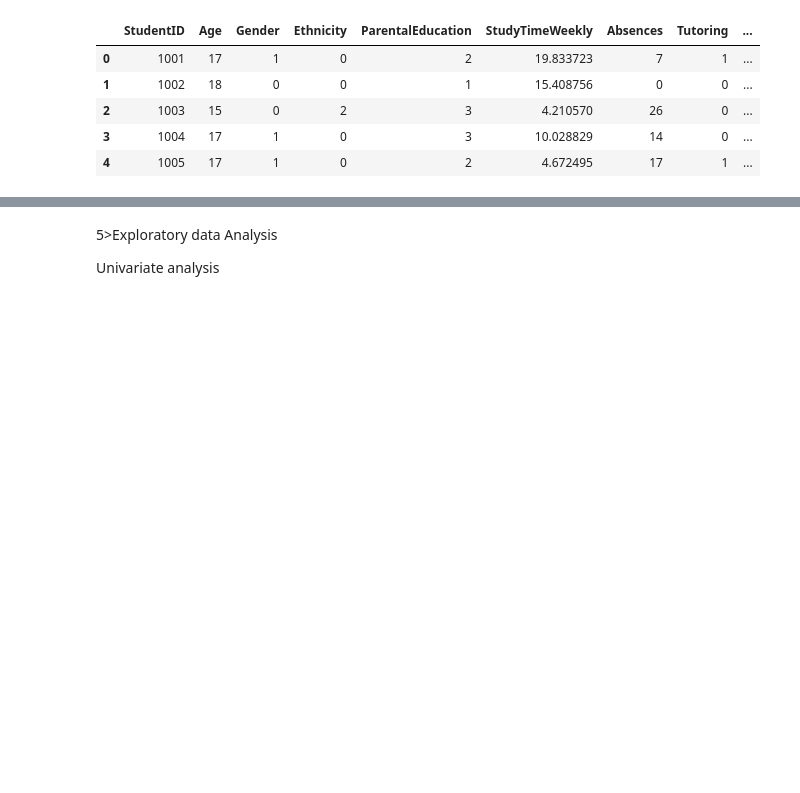
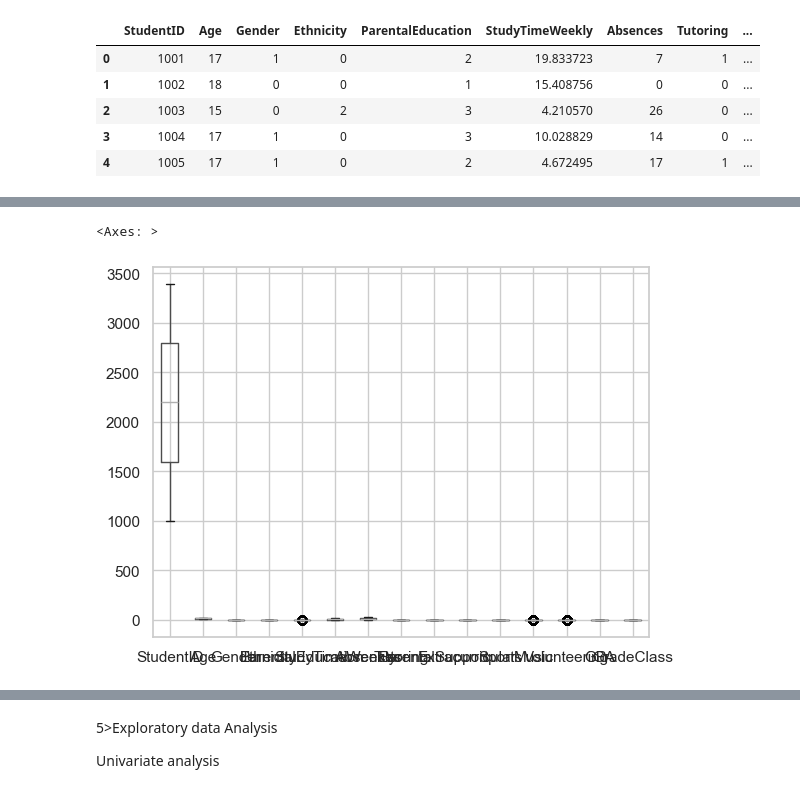
Before and after one commit to AnnMariDB/MLG382-Projects, a Jupyter notebook: MLG382Project1/Group E_MLG382_GuidedProject.ipynb, the cells around one changed output, grey strips where cells are left out. Saved outputs shown, nothing was run; the diff lists cells and outputs as text; code cells hidden in the pictures; blank space fills up the shorter version.

```diff
--- a/MLG382Project1/Group E_MLG382_GuidedProject.ipynb
+++ b/MLG382Project1/Group E_MLG382_GuidedProject.ipynb
@@ -19,0 +61,5 @@ df.head()
+# %%
+df.boxplot()
+# %% [output]
+<Axes: >
+[figure, added]
```
Also changed, not shown: parts of 12 cells of this notebook.
